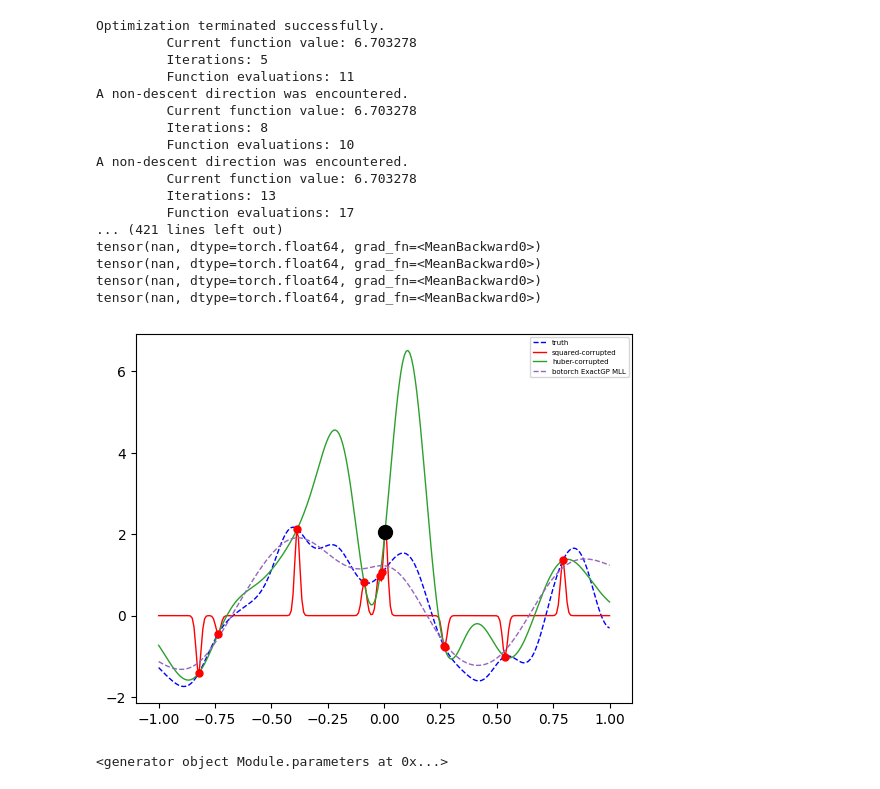
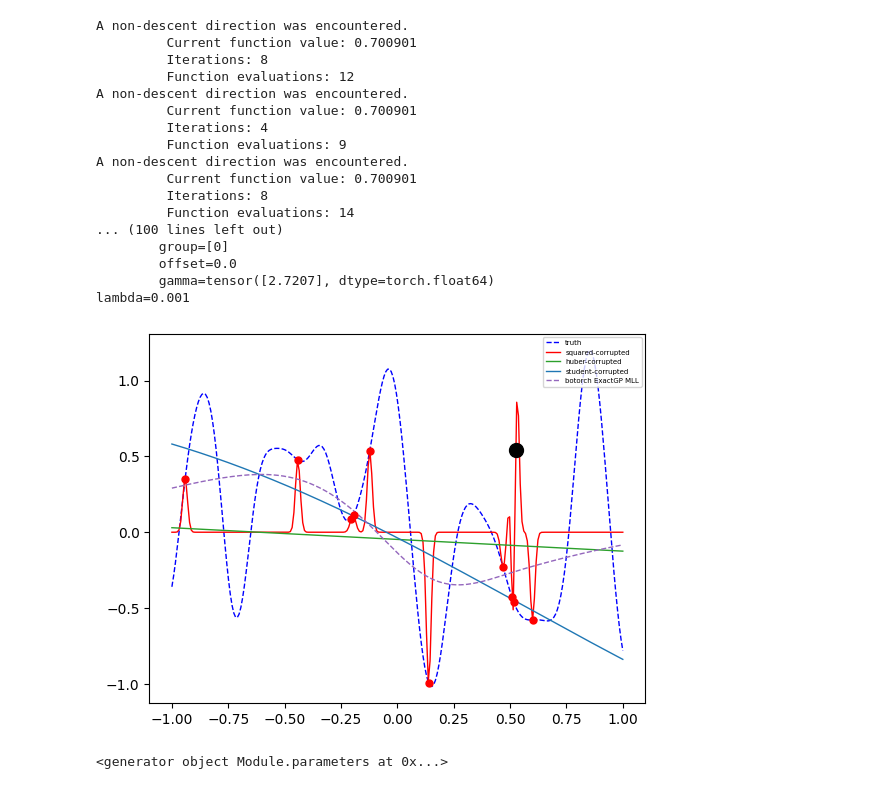
Before and after one commit to Queimo/stpy, a Jupyter notebook: robustlik/testing_nb2.ipynb, the cells around one changed output. Saved outputs shown, nothing was run; the diff lists cells and outputs as text; code cells hidden in the pictures.

```diff
--- a/robustlik/testing_nb2.ipynb
+++ b/robustlik/testing_nb2.ipynb
@@ -21,7 +21,7 @@ s = 1
 gamma = 0.1
 
 # Set random seed
-torch.manual_seed(0)
+torch.manual_seed(1)
 
 # Generate random data
 x = torch.rand(N, d).double() * 2 - 1
@@ -46,7 +46,7 @@ GP_huber_corrupted = GaussianProcess(gamma=gamma, kernel_name="squared_exponenti
 GP_sqr_corrupted = GaussianProcess(gamma=gamma, kernel_name="squared_exponential", d=d)
 GP_huber_uncorrupted = GaussianProcess(gamma=gamma, kernel_name="squared_exponential", d=d, loss='huber', huber_delta=1.5)
 GP_sqr_uncorrupted = GaussianProcess(gamma=gamma, kernel_name="squared_exponential", d=d)
-# GP_student_corrupted = GaussianProcess(gamma=gamma, kernel_name="squared_exponential", d=d, loss='studentT')
+GP_student_corrupted = GaussianProcess(gamma=gamma, kernel_name="squared_exponential", d=d, loss='studentT')
 
 # gpytorch models
 gp = SingleTaskGP(
@@ -61,13 +61,13 @@ GP_huber_corrupted.fit_gp(x2, y2)
 GP_sqr_corrupted.fit_gp(x2, y2)
 GP_huber_uncorrupted.fit_gp(x, y)
 GP_sqr_uncorrupted.fit_gp(x, y)
-# GP_student_corrupted.fit_gp(x2, y2)
+GP_student_corrupted.fit_gp(x2, y2)
 
 # Optimize models
 GP_sqr_corrupted.optimize_params(type="bandwidth", restarts=5, verbose=False, optimizer='pytorch-minimize', scale=1.)
 GP_sqr_uncorrupted.optimize_params(type="bandwidth", restarts=5, verbose=False, optimizer='pytorch-minimize', scale=1.)
 GP_huber_corrupted.optimize_params(type="bandwidth", restarts=5, verbose=False, optimizer='pytorch-minimize', scale=1., weight=1.)
-# GP_student_corrupted.optimize_params(type="bandwidth", restarts=5, verbose=False, optimizer='pytorch-minimize', scale=1., weight=1.)
+GP_student_corrupted.optimize_params(type="bandwidth", restarts=5, verbose=False, optimizer='pytorch-minimize', scale=1., weight=1.)
 mll = ExactMarginalLogLikelihood(gp.likelihood, gp)
 fit_gpytorch_mll(mll)
 
@@ -75,49 +75,49 @@ fit_gpytorch_mll(mll)
 mu_sqr_corrupted = GP_sqr_corrupted.mean(xtest)
 mu_sqr_uncorrupted = GP_sqr_uncorrupted.mean(xtest)
 mu_huber_corrupted = GP_huber_corrupted.mean(xtest)
 mu_huber_uncorrupted = GP_huber_uncorrupted.mean(xtest)
 mu_student_corrupted = GP_student_corrupted.mean(xtest)
 
 mu = gp.posterior(xtest).mean.detach().numpy()
 gp.likelihood.parameters()
 
 # Plotting
 plt.plot(xtest, GP_true.mean(xtest), 'b--', label="truth", lw=1)
 plt.plot(xtest, mu_sqr_corrupted, 'r-', label="squared-corrupted", lw=1)
 # plt.plot(xtest, mu_sqr_uncorrupted, '--x', color="tab:brown", label='squared-uncorrupted', lw=3)
 plt.plot(xtest, mu_huber_corrupted, color="tab:green", label='huber-corrupted', lw=1)
 # plt.plot(xtest, mu_huber_uncorrupted, '--', color="tab:orange", label='huber-uncorrupted', lw=3)
 
-# plt.plot(xtest, mu_student_corrupted, color="tab:blue", label='student-corrupted', lw=1)
+plt.plot(xtest, mu_student_corrupted, color="tab:blue", label='student-corrupted', lw=1)
 
 plt.plot(xtest, mu, '--', color="tab:purple", label='botorch ExactGP MLL', lw=1)
 
 # Legend and display
 plt.legend(loc='upper right', fontsize=5)
 # Plot data points
 plt.plot(x, y, 'ro', ms=5, label="data")
 plt.plot(xnew, ynew, 'ko', ms=10, label="new data")
 
 plt.show()
 # %% [output]
-Optimization terminated successfully.
-         Current function value: 6.703278
-         Iterations: 5
-         Function evaluations: 11
 A non-descent direction was encountered.
-         Current function value: 6.703278
+         Current function value: 0.700901
          Iterations: 8
-         Function evaluations: 10
+         Function evaluations: 12
 A non-descent direction was encountered.
-         Current function value: 6.703278
-         Iterations: 13
-         Function evaluations: 17
-... (421 lines left out)
-tensor(nan, dtype=torch.float64, grad_fn=<MeanBackward0>)
-tensor(nan, dtype=torch.float64, grad_fn=<MeanBackward0>)
-tensor(nan, dtype=torch.float64, grad_fn=<MeanBackward0>)
-tensor(nan, dtype=torch.float64, grad_fn=<MeanBackward0>)
+         Current function value: 0.700901
+         Iterations: 4
+         Function evaluations: 9
+A non-descent direction was encountered.
+         Current function value: 0.700901
+         Iterations: 8
+         Function evaluations: 14
+... (100 lines left out)
+        group=[0]
+        offset=0.0
+        gamma=tensor([2.7207], dtype=torch.float64)
+lambda=0.001
-[figure, old version]
+[figure, new version]
 # %%
 gp.likelihood.parameters
 
```
Also changed, not shown: parts of 1 cell of this notebook, 4 other files.
